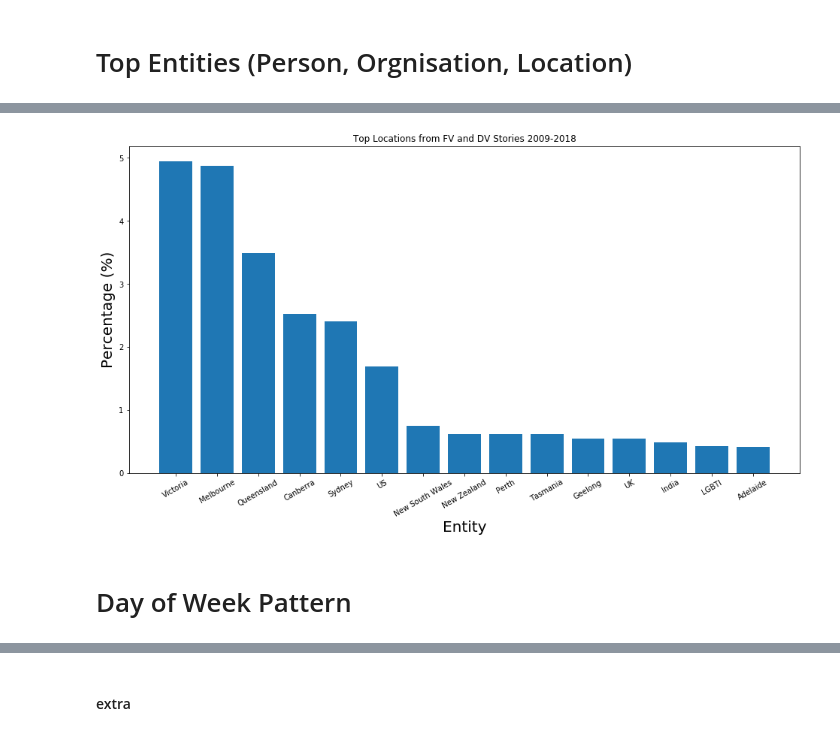
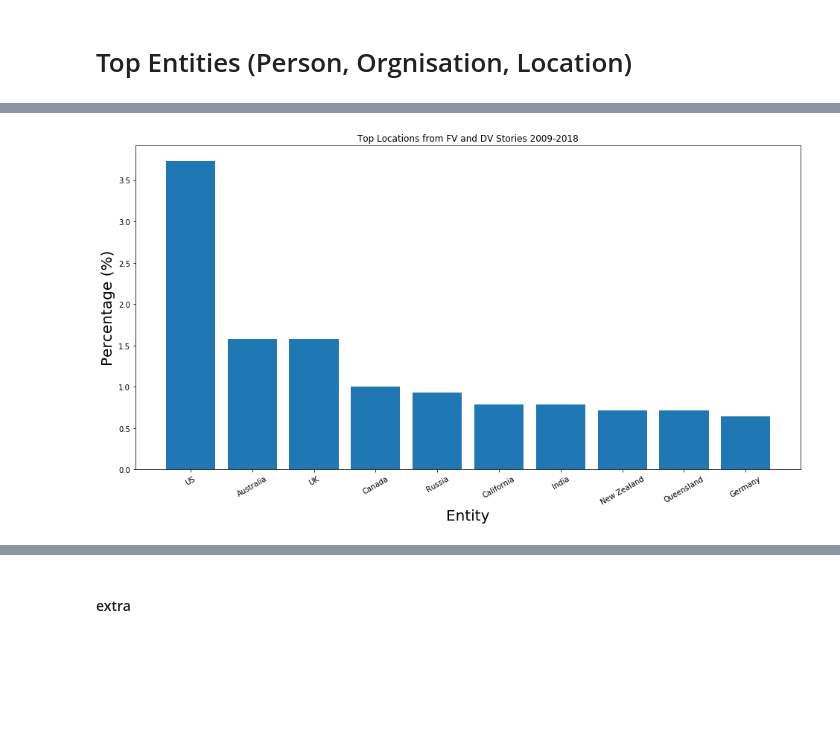
Before and after one commit to soda-lab/media-cloud, a Jupyter notebook: Reddit.ipynb, the cells around one changed output, grey strips where cells are left out. Cells and saved outputs as stored; diff of their text form; code cells hidden in the pictures; blank space fills up the shorter version.

```diff
--- a/Reddit.ipynb
+++ b/Reddit.ipynb
@@ -283,21 +273,8 @@ import numpy as np
 freqs = person_freqs
 
 # Adjust for same entities
-freqs['Malcolm Turnbull'] += freqs['Turnbull']
-freqs['Turnbull'] = 0
-freqs['Tony Abbott'] += freqs['Abbott']
-freqs['Abbott'] = 0
-freqs['Daniel Andrews'] += freqs['Andrews']
-freqs['Andrews'] = 0
-freqs['Annastacia Palaszczuk'] += freqs['Palaszczuk']
-freqs['Palaszczuk'] = 0
-freqs['Batty'] += freqs['Rosie Batty'] + freqs['Luke'] + freqs['Ms Batty'] + freqs['Luke Batty']
-freqs['Luke Batty'] = 0
-freqs['Ms Batty'] = 0
-freqs['Luke'] = 0
-freqs['Rosie Batty'] = 0
-freqs['Donald Trump'] += freqs['Trump']
-freqs['Trump'] = 0
+freqs['Kareem Hunt'] += freqs['Hunt']
+freqs['Hunt'] = 0
 
 x = []          # X axis - entities
 y = []          # Y axis - percentage of stories with the entity
@@ -306,12 +283,12 @@ count = 0       # Numer of top entities to show
 for ent in sorted(freqs, key=freqs.get, reverse=True):
 
     # Error values
-    if ent.strip() not in ['', 'Victoria', 'Victoria Police', 'Mum','Bill','Darwin']:
-        x.append(ent)
-        total = count_dv+count_fv+count_fv_dv                                  # Total num of stories
-        y.append(freqs[ent]/total*100)                                         # Percentage
+    if ent.strip() != '' and 'Christmas' not in ent and 'Edit' not in ent and 'football' not in ent and 'Bonus' not in ent and 'Oladipo G' not in ent and 'Gunowner' not in ent:
+        x.append(ent.strip())
+        total = 1394
+        y.append(freqs[ent]/total*100)
         count += 1
-        if count == 15:                                                        # Limit the num of entities to show
+        if count == 10:
             break
 
 plt.figure(figsize=(16,8))
@@ -383,39 +334,33 @@ plt.show()
 # %%
 # Top locations
 
 freqs = loc_freqs
 
-freqs['US'] += freqs['the United States']
-freqs['the United States'] = 0
+freqs['US'] += freqs['U.S.']
+freqs['U.S.'] = 0
 
 x = []          # X axis - entities
 y = []          # Y axis - percentage of stories with the entity
 count = 0       # Numer of top entities to show
 
 for ent in sorted(freqs, key=freqs.get, reverse=True):
 
     # Error values
-    if ent.strip() not in ['',
-                           'Fairfax',
-                           'Twitter',
-                           'Australia'
-                          ]:
-        x.append(ent)
-        total = count_dv+count_fv+count_fv_dv                                  # Total num of stories
-        y.append(freqs[ent]/total*100)                                         # Percentage
+    if ent.strip() not in ['','Santa','/r']:
+        x.append(ent.strip())
+        total = 1394
+        y.append(freqs[ent]/total*100)
         count += 1
-        if count == 15:
+        if count == 10:
             break
 
 plt.figure(figsize=(16,8))
 index = np.arange(len(x))
 plt.bar(index, y)
 plt.xlabel('Entity', fontsize=20)
 plt.ylabel('Percentage (%)', fontsize=20)
 plt.xticks(index, x, fontsize=10, rotation=30)
 plt.title('Top Locations from FV and DV Stories 2009-2018')
 plt.show()
 # %% [output]
-[figure, old version]
+[figure, new version]
-# %% [markdown]
-# Day of Week Pattern
```
Also changed, not shown: parts of 26 cells of this notebook.
